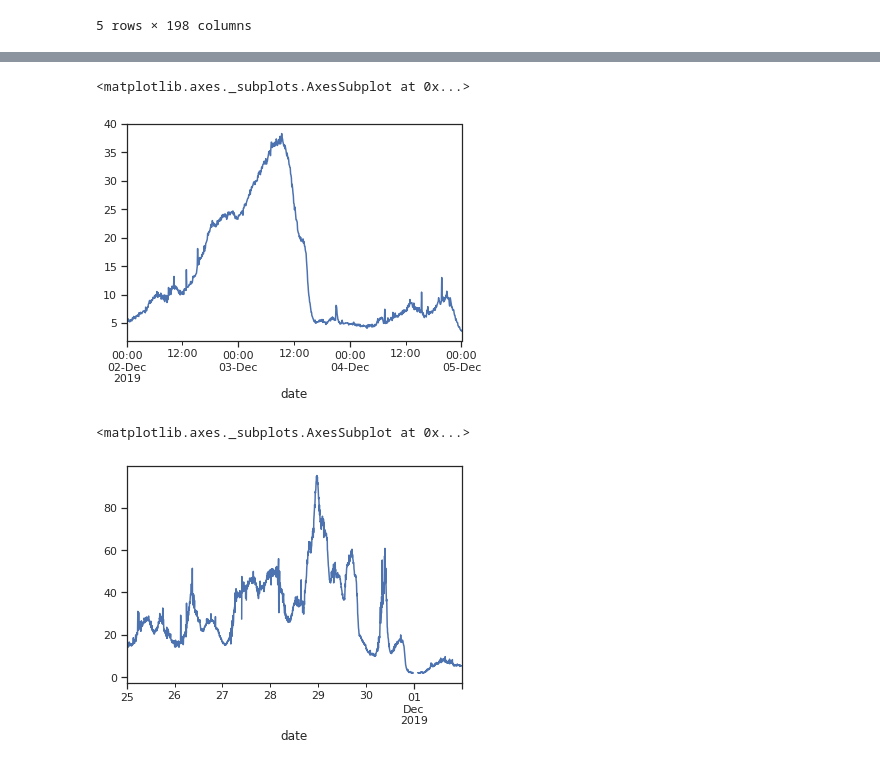
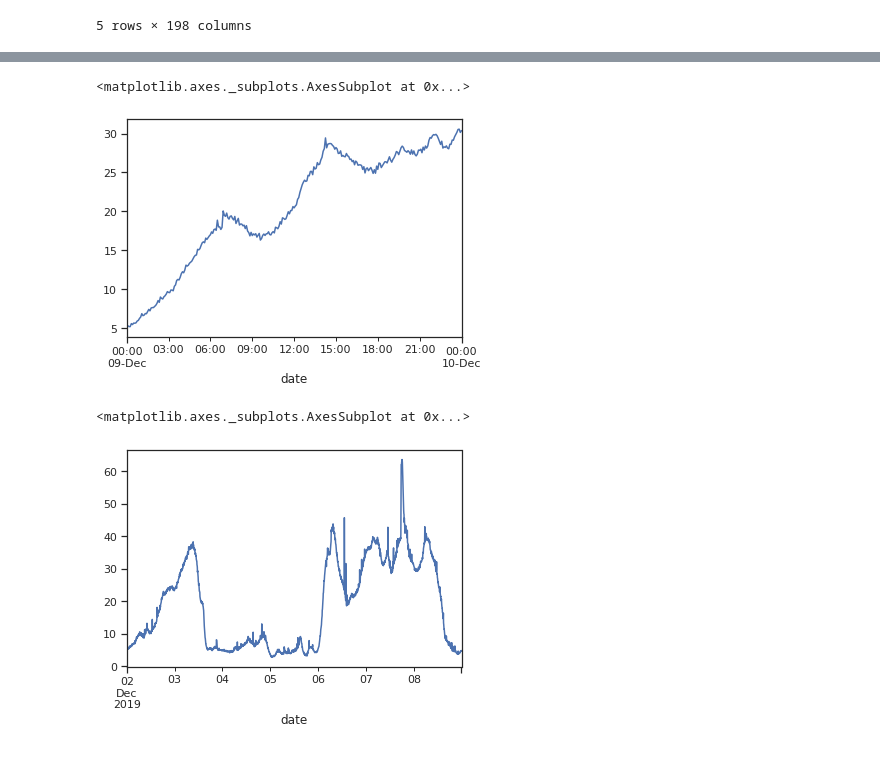
Before and after one commit to aerubanov/Proj_Air_Quality, a Jupyter notebook: notebooks/decomposition.ipynb, the cells around one changed output, grey strips where cells are left out. Cells and saved outputs as stored; diff of their text form; code cells hidden in the pictures.

Commit message:
add selection data with anomalies

```diff
--- a/notebooks/decomposition.ipynb
+++ b/notebooks/decomposition.ipynb
@@ -28,7 +29,7 @@ data.head()
 # %%
 sensors_data =[]
 # %%
-idx = pd.date_range('2019-04-01', '2019-12-05', freq='5T')
+idx = pd.date_range('2019-04-01', '2019-12-10', freq='5T')
 # %%
 sds_data = pd.DataFrame(idx, columns=['date'])
 sds_data = sds_data.set_index('date')
@@ -149,3 +118,3 @@ decomp.resid.mean(), decomp.resid.median(), decomp.resid.std()
 # %%
-d = avg_data.P1
-#d = d [::-1]
+d = avg_data
+d.iloc[-1]
@@ -153,12 +134,12 @@ d = avg_data.P1
 # split dataframe
 weeks = [g for n, g in d.groupby(pd.Grouper(freq='7D'))]
 # %%
-weeks[-1].plot()
+weeks[-1].P1.plot()
 # %% [output]
 <matplotlib.axes._subplots.AxesSubplot at 0x...>
-[figure, old version]
+[figure, new version]
 # %%
-weeks[len(weeks)-2].plot()
+weeks[len(weeks)-2].P1.plot()
 # %% [output]
 <matplotlib.axes._subplots.AxesSubplot at 0x...>
-[figure, old version]
+[figure, new version]
```
Also changed, not shown: parts of 24 cells of this notebook.
